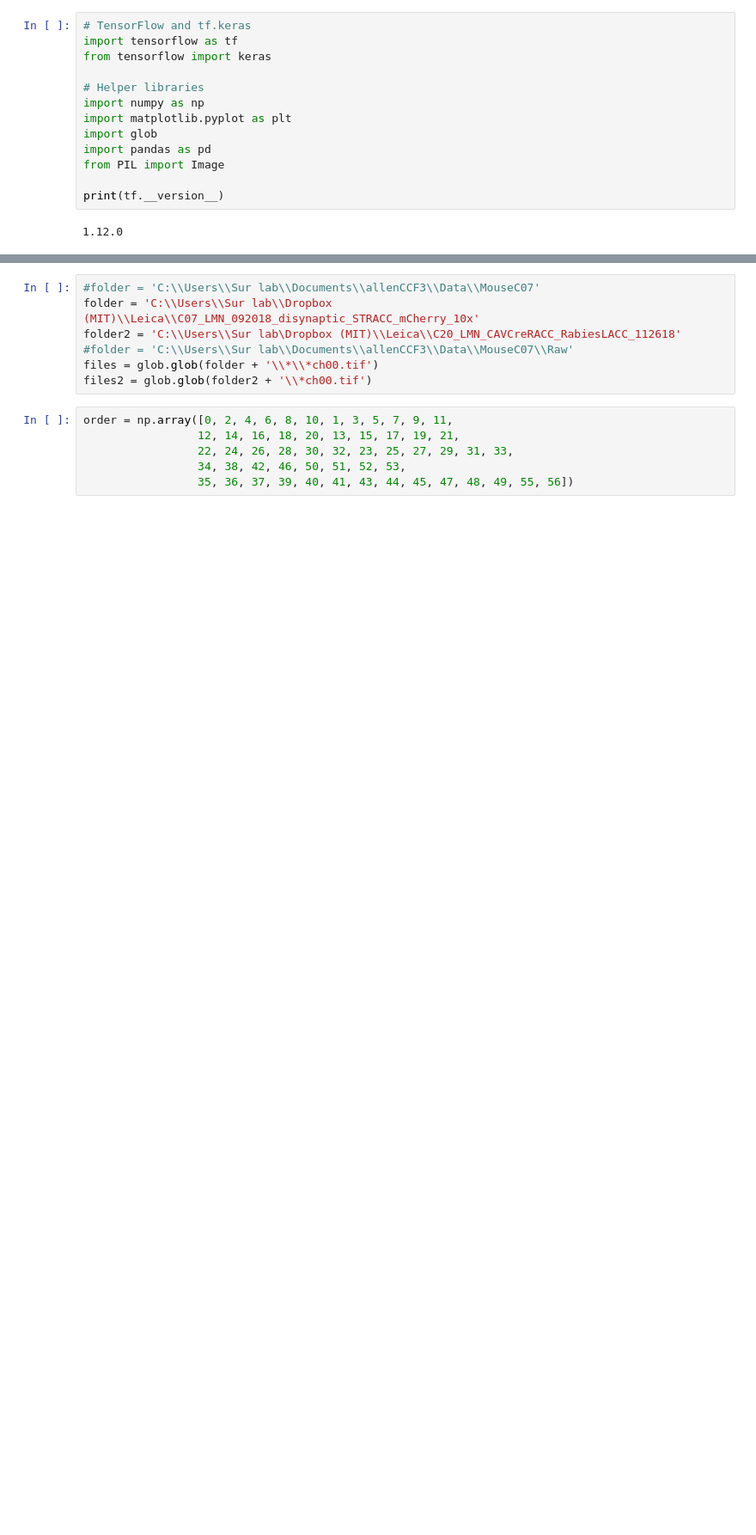
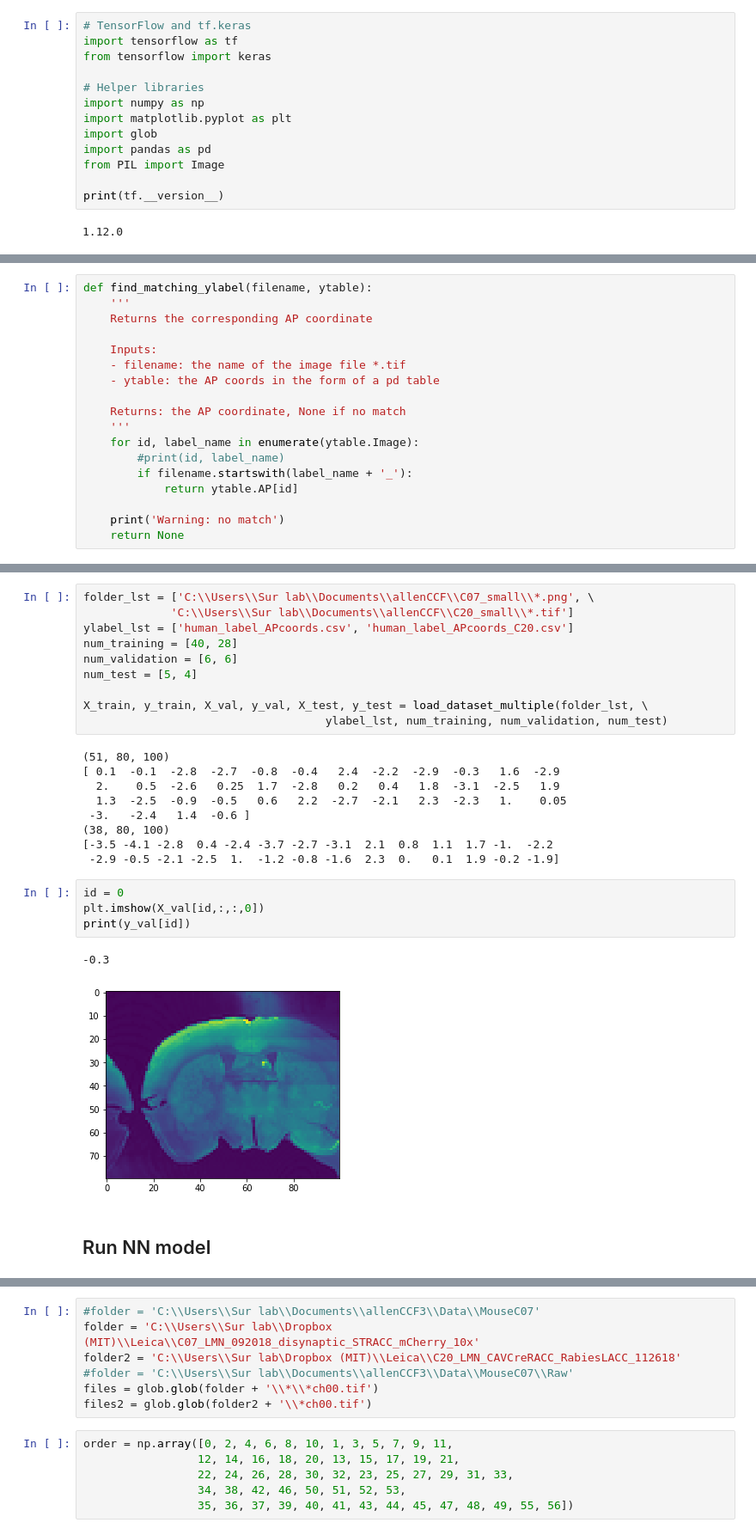
Before and after one commit to lmn93beo/brain-registration, a Jupyter notebook: tflow_example.ipynb, the cells around one changed output, grey strips where cells are left out. Shown at 86% size. Drawn from its saved outputs; the diff is of its cells as text; blank space fills up the shorter version.

Commit message:
Loading functions for datasets

```diff
--- a/tflow_example.ipynb
+++ b/tflow_example.ipynb
@@ -17,0 +18,18 @@ print(tf.__version__)
+# %%
+def find_matching_ylabel(filename, ytable):
+    '''
+    Returns the corresponding AP coordinate
+
+    Inputs:
+    - filename: the name of the image file *.tif
+    - ytable: the AP coords in the form of a pd table
+
+    Returns: the AP coordinate, None if no match
+    '''
+    for id, label_name in enumerate(ytable.Image):
+        #print(id, label_name)
+        if filename.startswith(label_name + '_'):
+            return ytable.AP[id]
+
+    print('Warning: no match')
+    return None
@@ -17,0 +144,28 @@ print(tf.__version__)
+# %%
+folder_lst = ['C:\\Users\\Sur lab\\Documents\\allenCCF\\C07_small\\*.png', \
+             'C:\\Users\\Sur lab\\Documents\\allenCCF\\C20_small\\*.tif']
+ylabel_lst = ['human_label_APcoords.csv', 'human_label_APcoords_C20.csv']
+num_training = [40, 28]
+num_validation = [6, 6]
+num_test = [5, 4]
+
+X_train, y_train, X_val, y_val, X_test, y_test = load_dataset_multiple(folder_lst, \
+                                    ylabel_lst, num_training, num_validation, num_test)
+# %% [output]
+(51, 80, 100)
+[ 0.1  -0.1  -2.8  -2.7  -0.8  -0.4   2.4  -2.2  -2.9  -0.3   1.6  -2.9
+  2.    0.5  -2.6   0.25  1.7  -2.8   0.2   0.4   1.8  -3.1  -2.5   1.9
+  1.3  -2.5  -0.9  -0.5   0.6   2.2  -2.7  -2.1   2.3  -2.3   1.    0.05
+ -3.   -2.4   1.4  -0.6 ]
+(38, 80, 100)
+[-3.5 -4.1 -2.8  0.4 -2.4 -3.7 -2.7 -3.1  2.1  0.8  1.1  1.7 -1.  -2.2
+ -2.9 -0.5 -2.1 -2.5  1.  -1.2 -0.8 -1.6  2.3  0.   0.1  1.9 -0.2 -1.9]
+# %%
+id = 0
+plt.imshow(X_val[id,:,:,0])
+print(y_val[id])
+# %% [output]
+-0.3
+[figure, added]
+# %% [markdown]
+## Run NN model
```
Also changed, not shown: parts of 50 cells of this notebook.
